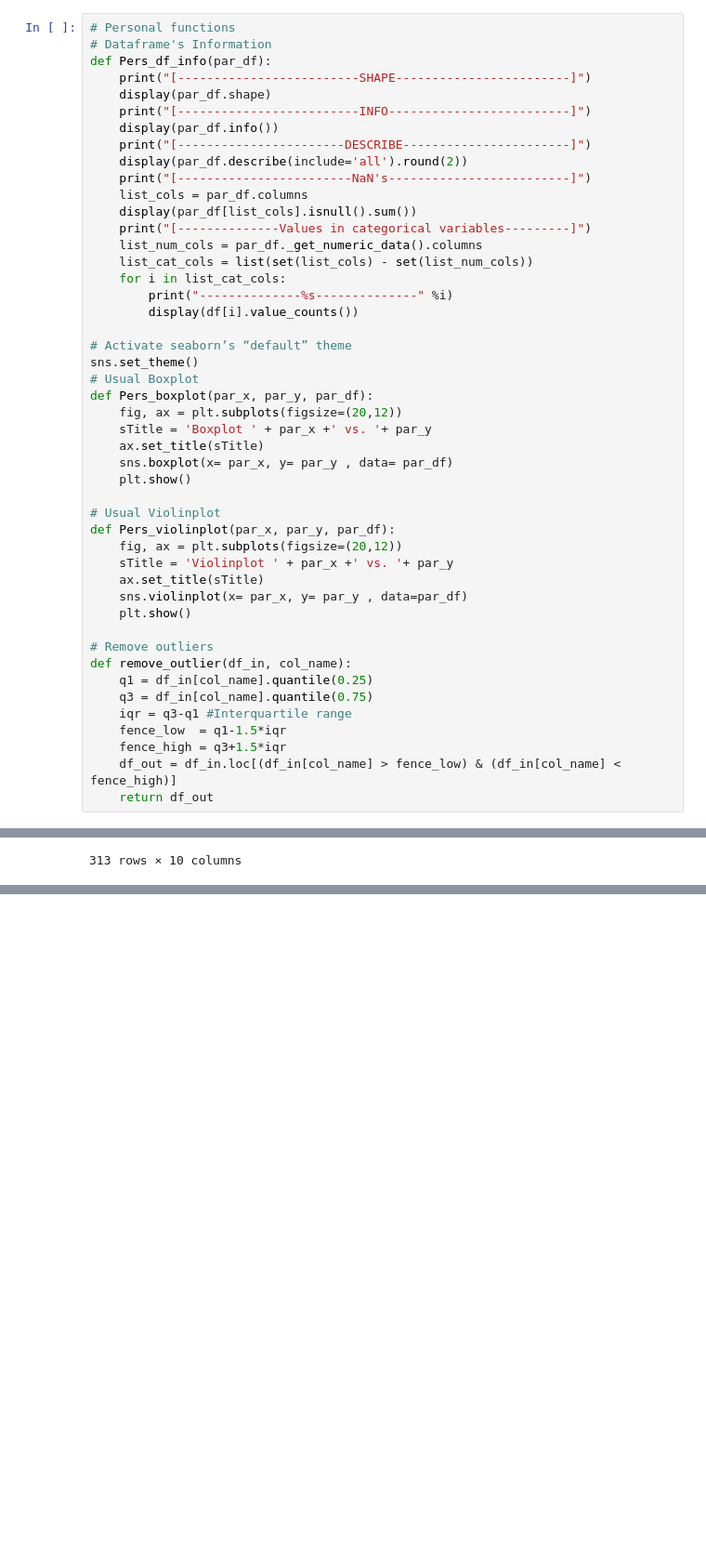
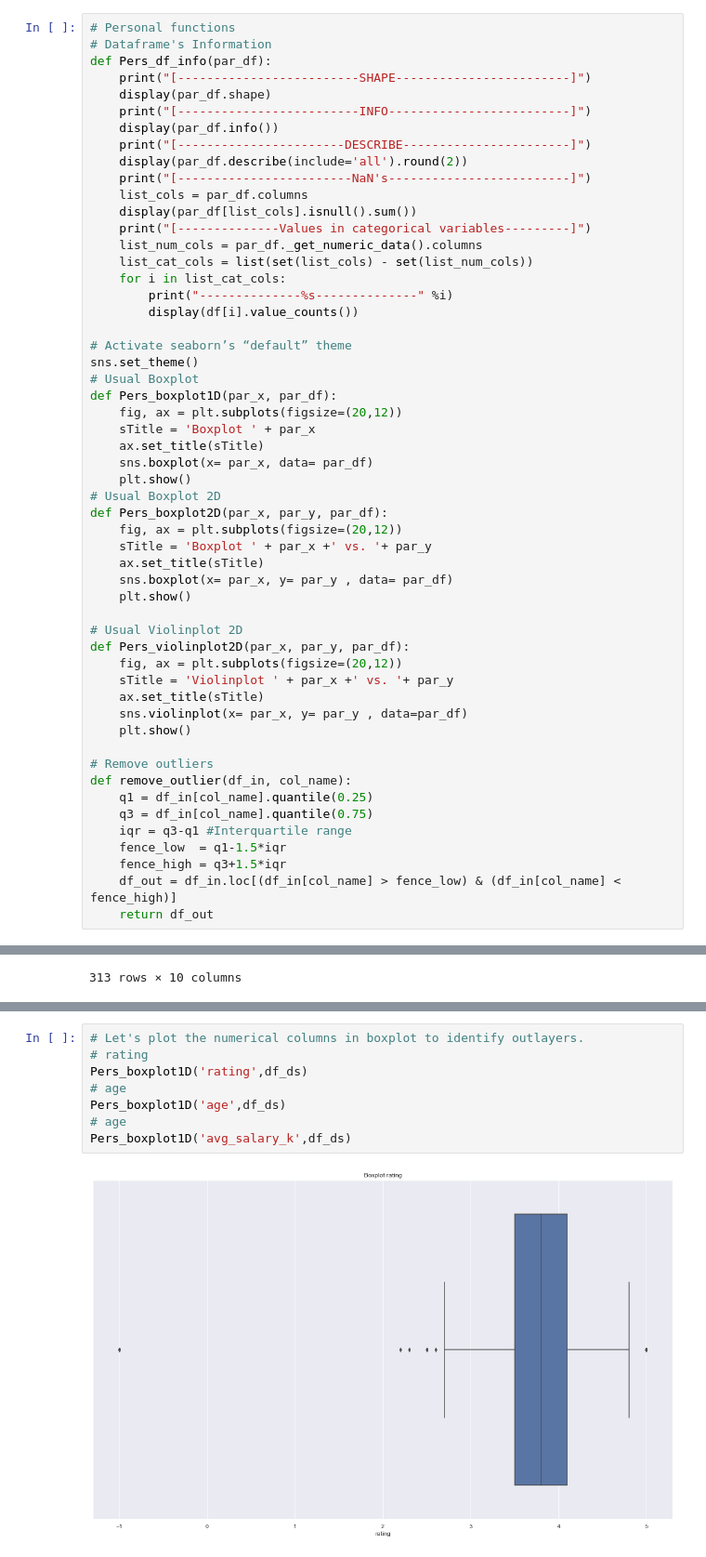
Before and after one commit to Javier-Alfonso-DS/S08_T01_Feature_Engineering, a Jupyter notebook: S08_T01_Feature_Engineering.ipynb, the cells around one changed output, grey strips where cells are left out. Shown at 93% size. Cells and saved outputs as stored; diff of their text form; blank space fills up the shorter version.

```diff
--- a/S08_T01_Feature_Engineering.ipynb
+++ b/S08_T01_Feature_Engineering.ipynb
@@ -50,15 +51,22 @@ def Pers_df_info(par_df):
 # Activate seaborn’s “default” theme
 sns.set_theme()
 # Usual Boxplot
-def Pers_boxplot(par_x, par_y, par_df):
+def Pers_boxplot1D(par_x, par_df):
+    fig, ax = plt.subplots(figsize=(20,12))
+    sTitle = 'Boxplot ' + par_x
+    ax.set_title(sTitle)
+    sns.boxplot(x= par_x, data= par_df)
+    plt.show()
+# Usual Boxplot 2D
+def Pers_boxplot2D(par_x, par_y, par_df):
     fig, ax = plt.subplots(figsize=(20,12))
     sTitle = 'Boxplot ' + par_x +' vs. '+ par_y
     ax.set_title(sTitle)
     sns.boxplot(x= par_x, y= par_y , data= par_df)
     plt.show()
 
-# Usual Violinplot
-def Pers_violinplot(par_x, par_y, par_df):
+# Usual Violinplot 2D
+def Pers_violinplot2D(par_x, par_y, par_df):
     fig, ax = plt.subplots(figsize=(20,12))
     sTitle = 'Violinplot ' + par_x +' vs. '+ par_y
     ax.set_title(sTitle)
@@ -324,0 +465,10 @@ Continues with the chosen data set and normalizes the data taking into account o
+# %%
+# Let's plot the numerical columns in boxplot to identify outlayers.
+# rating
+Pers_boxplot1D('rating',df_ds)
+# age
+Pers_boxplot1D('age',df_ds)
+# age
+Pers_boxplot1D('avg_salary_k',df_ds)
+# %% [output]
+[figure, added]
```
Also changed, not shown: parts of 26 cells of this notebook, 13 other files.
